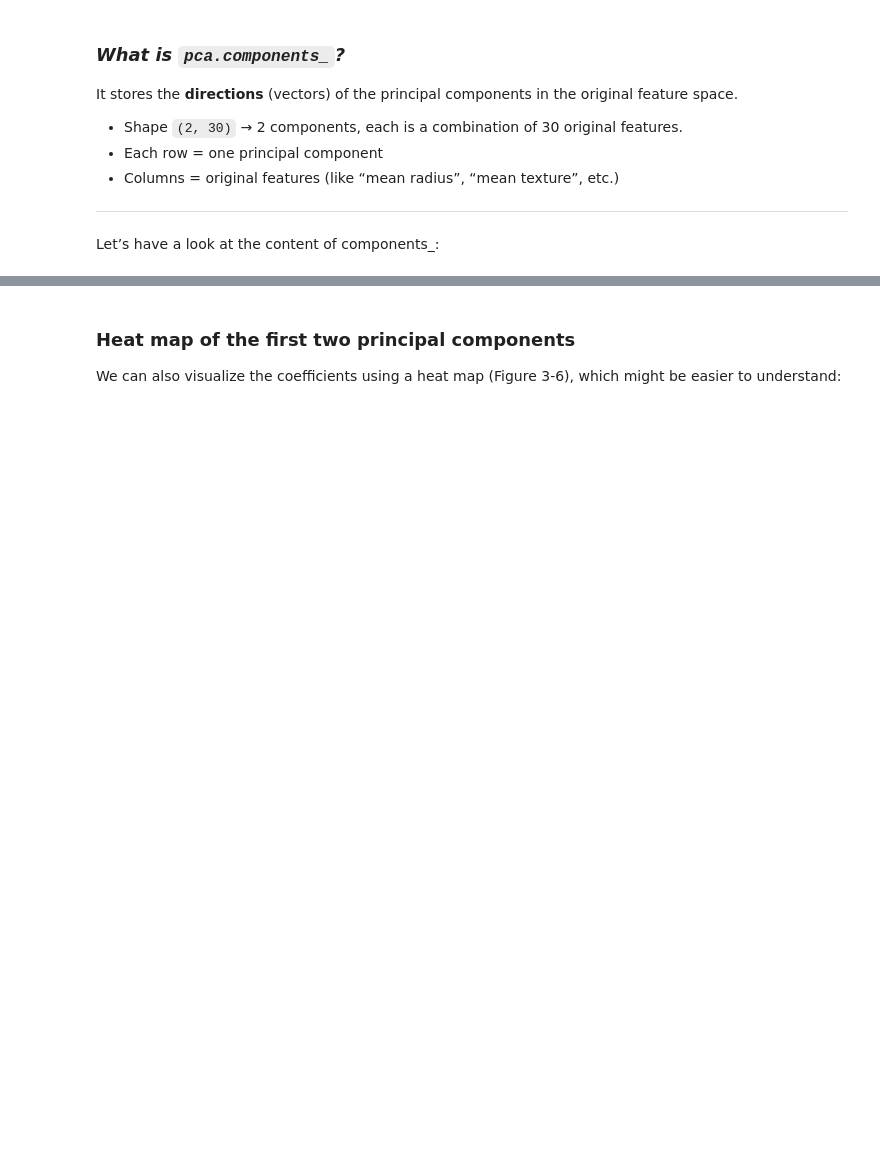
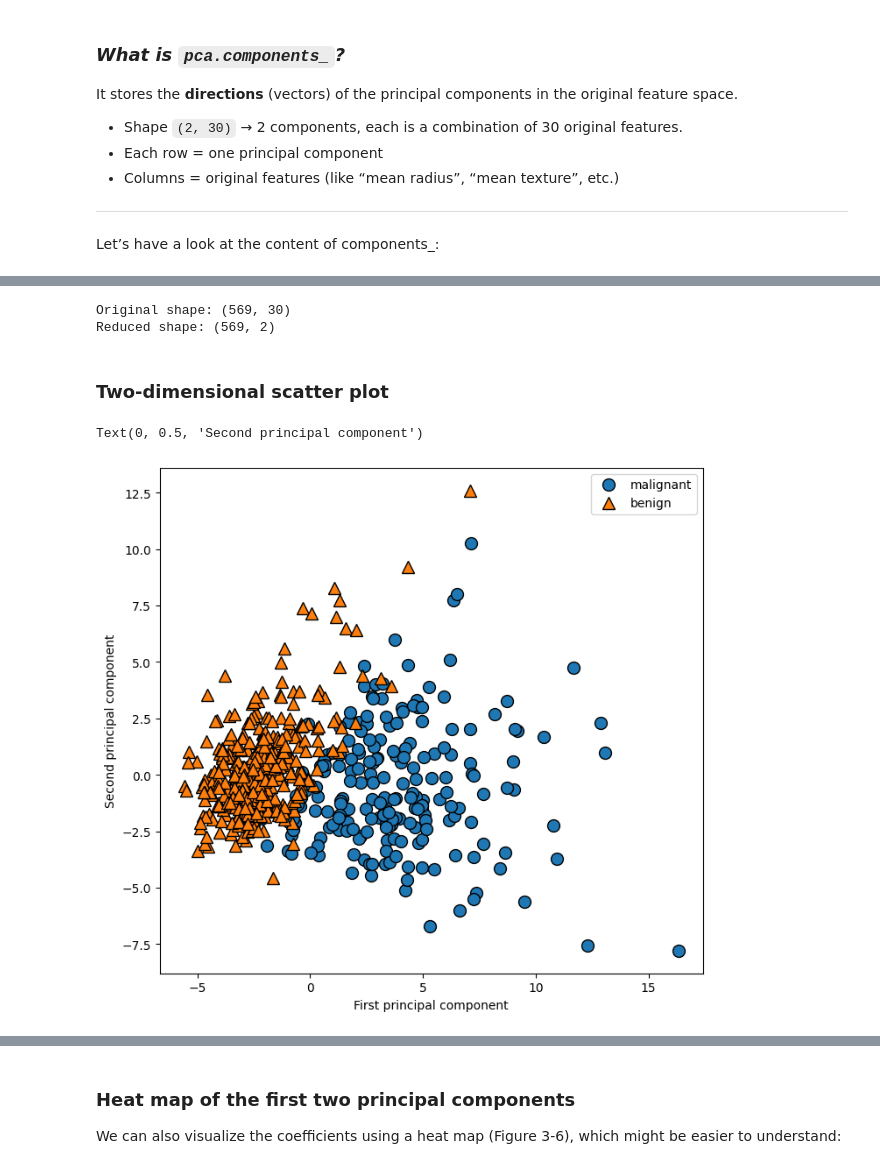
Before and after one commit to Seeingsprings/Introduciton-to-ML-with-Python-JupyterNotebook, a Jupyter notebook: Notes/3. Unsupervised Learning & Preprocessing/3.2 PCA & Feature Extraction.ipynb, the cells around one changed output, grey strips where cells are left out. Drawn from its saved outputs; the diff is of its cells as text; code cells hidden in the pictures; blank space fills up the shorter version.

```diff
--- a/Notes/3. Unsupervised Learning & Preprocessing/3.2 PCA & Feature Extraction.ipynb
+++ b/Notes/3. Unsupervised Learning & Preprocessing/3.2 PCA & Feature Extraction.ipynb
@@ -153,0 +373,11 @@ Before we apply PCA, we scale our data so that each feature has unit variance us
+# %%
+from sklearn.datasets import load_breast_cancer
+from sklearn.model_selection import train_test_split
+from sklearn.svm import SVC
+
+cancer = load_breast_cancer()
+X_train, X_test, y_train, y_test = train_test_split(cancer.data, cancer.target,
+ random_state=0)
+svm = SVC(C=100,kernel='rbf') # default is rbf
+svm.fit(X_train, y_train)
+print("Test set accuracy: {:.2f}".format(svm.score(X_test, y_test)))
@@ -249,0 +726,26 @@ print("PCA components:\n{}".format(pca.components_))
+# %%
+ from sklearn.decomposition import PCA
+ # keep the first two principal components of the data
+ pca = PCA(n_components=2)
+ # fit PCA model to breast cancer data
+ pca.fit(X_scaled)
+ # transform data onto the first two principal components
+ X_pca = pca.transform(X_scaled)
+ print("Original shape: {}".format(str(X_scaled.shape)))
+ print("Reduced shape: {}".format(str(X_pca.shape)))
+# %% [output]
+Original shape: (569, 30)
+Reduced shape: (569, 2)
+# %% [markdown]
+###  Two-dimensional scatter plot
+# %%
+ # plot first vs. second principal component, colored by class
+ plt.figure(figsize=(8, 8))
+ mglearn.discrete_scatter(X_pca[:, 0], X_pca[:, 1], cancer.target)
+ plt.legend(cancer.target_names, loc="best")
+ plt.gca().set_aspect("equal")
+ plt.xlabel("First principal component")
+ plt.ylabel("Second principal component")
+# %% [output]
+Text(0, 0.5, 'Second principal component')
+[figure, added]
```
Also changed, not shown: parts of 78 cells of this notebook, 2 other files.
